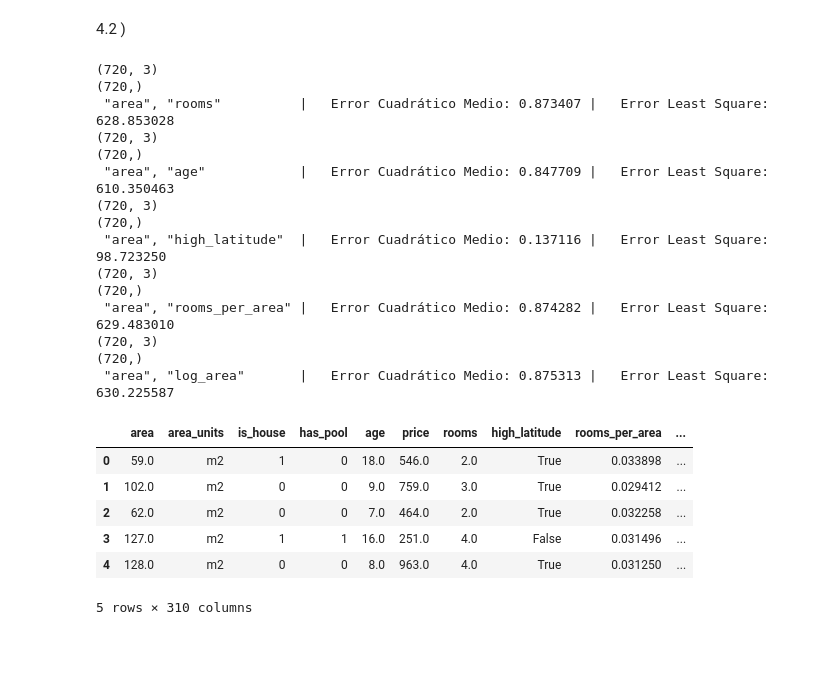
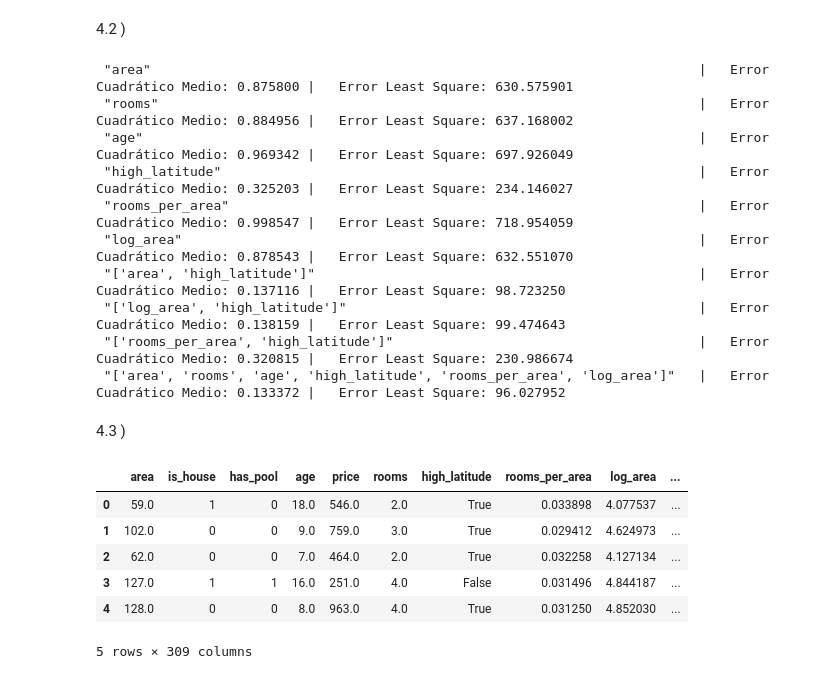
Before and after one commit to NazaGonella/TP01-machine-learning, a Jupyter notebook: Entrega_TP1_04.ipynb, the cells around one changed output. Saved outputs shown, nothing was run; the diff lists cells and outputs as text; code cells hidden in the pictures; blank space fills up the shorter version.

```diff
--- a/Entrega_TP1_04.ipynb
+++ b/Entrega_TP1_04.ipynb
@@ -37,7 +37,7 @@ Nuevas features <br><br>
 engineered_data.casas_dev['high_latitude'] = np.where(engineered_data.casas_dev['lat'] > 0, True, False)
 engineered_data.casas_dev['rooms_per_area'] = engineered_data.casas_dev['rooms'] / engineered_data.casas_dev['area']
 engineered_data.casas_dev['log_area'] = np.log(engineered_data.casas_dev['area'])
-engineered_data.casas_dev = engineered_data.casas_dev.drop(columns=['lon', 'lat'])
+engineered_data.casas_dev = engineered_data.casas_dev.drop(columns=['lon', 'lat', 'area_units'])
 engineered_data.casas_dev.info()
 # %% [output]
 <class 'pandas.core.frame.DataFrame'>
@@ -80,50 +79,57 @@ train_standarized.head()
 4.2 )
 # %%
 lin : LinealReg
-for caract in ['rooms', 'age', 'high_latitude', 'rooms_per_area', 'log_area']:
-    lin : LinealReg = LinealReg(train_standarized[['area', caract]].to_numpy(), train_standarized['price'].to_numpy())
+for caracts in ['area',
+                'rooms',
+               'age',
+               'high_latitude',
+               'rooms_per_area',
+               'log_area',
+               ['area', 'high_latitude'],
+               ['log_area', 'high_latitude'],
+               ['rooms_per_area', 'high_latitude'],
+               ['area', 'rooms', 'age', 'high_latitude', 'rooms_per_area', 'log_area'],
+               ]:
+    lin : LinealReg = LinealReg(train_standarized[caracts].to_numpy(), train_standarized['price'].to_numpy())
     lin.fit_pseudo_inverse()
-    print(f" \"area\", {f"\"{caract}\"":16}", f"|   Error Cuadrático Medio: {lin.error_cuadratico_medio():3f}", f"|   Error Least Square: {lin.error_least_squares_function():3f}")
+    print(f" {f"\"{caracts}\"""":75}", f"|   Error Cuadrático Medio: {lin.error_cuadratico_medio():3f}", f"|   Error Least Square: {lin.error_least_squares_function():3f}")
 # %% [output]
-(720, 3)
-(720,)
- "area", "rooms"          |   Error Cuadrático Medio: 0.873407 |   Error Least Square: 628.853028
-(720, 3)
-(720,)
- "area", "age"            |   Error Cuadrático Medio: 0.847709 |   Error Least Square: 610.350463
-(720, 3)
-(720,)
- "area", "high_latitude"  |   Error Cuadrático Medio: 0.137116 |   Error Least Square: 98.723250
-(720, 3)
-(720,)
- "area", "rooms_per_area" |   Error Cuadrático Medio: 0.874282 |   Error Least Square: 629.483010
-(720, 3)
-(720,)
- "area", "log_area"       |   Error Cuadrático Medio: 0.875313 |   Error Least Square: 630.225587
+ "area"                                                                      |   Error Cuadrático Medio: 0.875800 |   Error Least Square: 630.575901
+ "rooms"                                                                     |   Error Cuadrático Medio: 0.884956 |   Error Least Square: 637.168002
+ "age"                                                                       |   Error Cuadrático Medio: 0.969342 |   Error Least Square: 697.926049
+ "high_latitude"                                                             |   Error Cuadrático Medio: 0.325203 |   Error Least Square: 234.146027
+ "rooms_per_area"                                                            |   Error Cuadrático Medio: 0.998547 |   Error Least Square: 718.954059
+ "log_area"                                                                  |   Error Cuadrático Medio: 0.878543 |   Error Least Square: 632.551070
+ "['area', 'high_latitude']"                                                 |   Error Cuadrático Medio: 0.137116 |   Error Least Square: 98.723250
+ "['log_area', 'high_latitude']"                                             |   Error Cuadrático Medio: 0.138159 |   Error Least Square: 99.474643
+ "['rooms_per_area', 'high_latitude']"                                       |   Error Cuadrático Medio: 0.320815 |   Error Least Square: 230.986674
+ "['area', 'rooms', 'age', 'high_latitude', 'rooms_per_area', 'log_area']"   |   Error Cuadrático Medio: 0.133372 |   Error Least Square: 96.027952
+# %% [markdown]
+4.3 )
 # %%
 new_columns : dict[str, float] = {}
-other_features = ['rooms', 'age', 'high_latitude', 'rooms_per_area', 'log_area']
+numeric_features = ['area', 'rooms', 'age', 'high_latitude', 'rooms_per_area', 'log_area']
 for i in range(2, 62):
-    other_features.append(f'area^{i}')
-    other_features.append(f'age^{i}')
-    other_features.append(f'rooms^{i}')
-    other_features.append(f'rooms_per_area^{i}')
-    other_features.append(f'log_area^{i}')
+    numeric_features.append(f'area^{i}')
+    numeric_features.append(f'age^{i}')
+    numeric_features.append(f'rooms^{i}')
+    numeric_features.append(f'rooms_per_area^{i}')
+    numeric_features.append(f'log_area^{i}')
     new_columns[f'area^{i}'] = engineered_data.casas_dev['area'] ** i
     new_columns[f'age^{i}'] = engineered_data.casas_dev['age'] ** i
     new_columns[f'rooms^{i}'] = engineered_data.casas_dev['rooms'] ** i
     new_columns[f'rooms_per_area^{i}'] = engineered_data.casas_dev['rooms_per_area'] ** i
     new_columns[f'log_area^{i}'] = engineered_data.casas_dev['log_area'] ** i
 engineered_data.casas_dev = pd.concat([engineered_data.casas_dev, pd.DataFrame(new_columns)], axis=1)
 engineered_data.casas_dev.head()
 # %% [output]
-|  | area | area_units | is_house | has_pool | age | price | rooms | high_latitude | rooms_per_area | ... |
-| 0 | 59.0 | m2 | 1 | 0 | 18.0 | 546.0 | 2.0 | True | 0.033898 | ... |
-| 1 | 102.0 | m2 | 0 | 0 | 9.0 | 759.0 | 3.0 | True | 0.029412 | ... |
-| 2 | 62.0 | m2 | 0 | 0 | 7.0 | 464.0 | 2.0 | True | 0.032258 | ... |
-| 3 | 127.0 | m2 | 1 | 1 | 16.0 | 251.0 | 4.0 | False | 0.031496 | ... |
-| 4 | 128.0 | m2 | 0 | 0 | 8.0 | 963.0 | 4.0 | True | 0.031250 | ... |
+|  | area | is_house | has_pool | age | price | rooms | high_latitude | rooms_per_area | log_area | ... |
+| 0 | 59.0 | 1 | 0 | 18.0 | 546.0 | 2.0 | True | 0.033898 | 4.077537 | ... |
+| 1 | 102.0 | 0 | 0 | 9.0 | 759.0 | 3.0 | True | 0.029412 | 4.624973 | ... |
+| 2 | 62.0 | 0 | 0 | 7.0 | 464.0 | 2.0 | True | 0.032258 | 4.127134 | ... |
+| 3 | 127.0 | 1 | 1 | 16.0 | 251.0 | 4.0 | False | 0.031496 | 4.844187 | ... |
+| 4 | 128.0 | 0 | 0 | 8.0 | 963.0 | 4.0 | True | 0.031250 | 4.852030 | ... |
-5 rows × 310 columns
+5 rows × 309 columns
 # %%
 train : pd.DataFrame
 validation : pd.DataFrame
```
Also changed, not shown: parts of 6 cells of this notebook, 2 other files.
